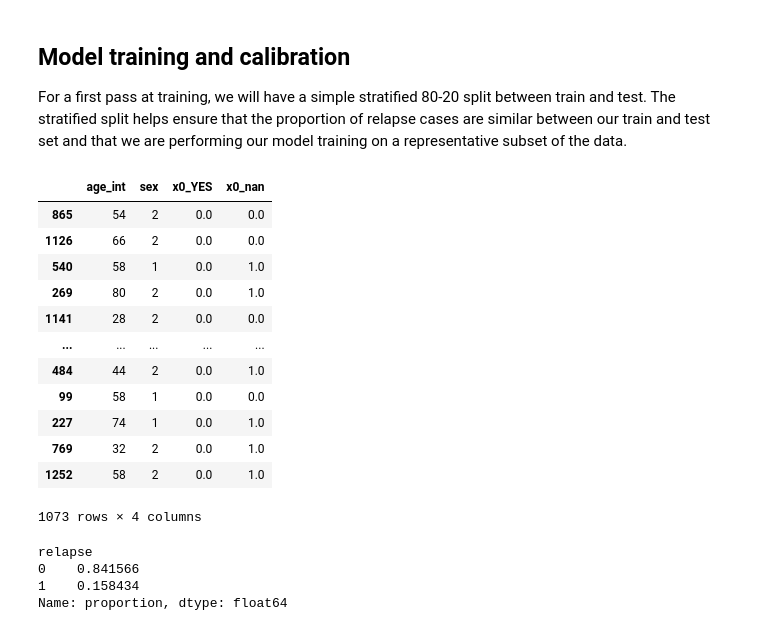
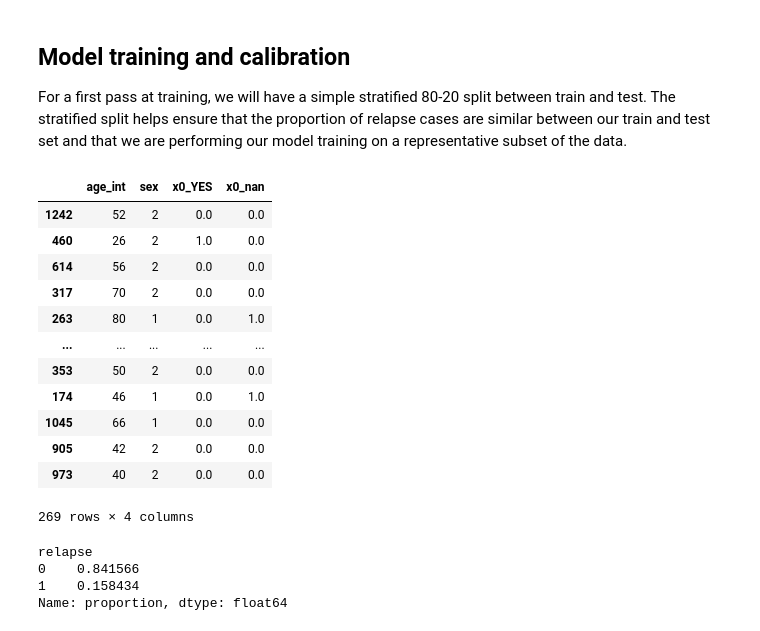
Before and after one commit to johnplt/visiomel-melanoma-iavengers, a Jupyter notebook: notebook/visiomel.ipynb, the cells around one changed output. Saved outputs shown, nothing was run; the diff lists cells and outputs as text; code cells hidden in the pictures.

```diff
--- a/notebook/visiomel.ipynb
+++ b/notebook/visiomel.ipynb
@@ -208,21 +217,21 @@ X_train, X_test, y_train, y_test = train_test_split(
     X, y, test_size=0.2, random_state=SEED, stratify=y
 )
 # %%
-X_train
+X_test
 # %% [output]
 |  | age_int | sex | x0_YES | x0_nan |
-| 865 | 54 | 2 | 0.0 | 0.0 |
-| 1126 | 66 | 2 | 0.0 | 0.0 |
-| 540 | 58 | 1 | 0.0 | 1.0 |
-| 269 | 80 | 2 | 0.0 | 1.0 |
-| 1141 | 28 | 2 | 0.0 | 0.0 |
+| 1242 | 52 | 2 | 0.0 | 0.0 |
+| 460 | 26 | 2 | 1.0 | 0.0 |
+| 614 | 56 | 2 | 0.0 | 0.0 |
+| 317 | 70 | 2 | 0.0 | 0.0 |
+| 263 | 80 | 1 | 0.0 | 1.0 |
 | ... | ... | ... | ... | ... |
-| 484 | 44 | 2 | 0.0 | 1.0 |
-| 99 | 58 | 1 | 0.0 | 0.0 |
-| 227 | 74 | 1 | 0.0 | 1.0 |
-| 769 | 32 | 2 | 0.0 | 1.0 |
-| 1252 | 58 | 2 | 0.0 | 1.0 |
+| 353 | 50 | 2 | 0.0 | 0.0 |
+| 174 | 46 | 1 | 0.0 | 1.0 |
+| 1045 | 66 | 1 | 0.0 | 0.0 |
+| 905 | 42 | 2 | 0.0 | 0.0 |
+| 973 | 40 | 2 | 0.0 | 0.0 |
-1073 rows × 4 columns
+269 rows × 4 columns
 # %%
 y_train.value_counts(normalize=True)
 # %% [output]
```
Also changed, not shown: parts of 12 cells of this notebook, 2 other files.
